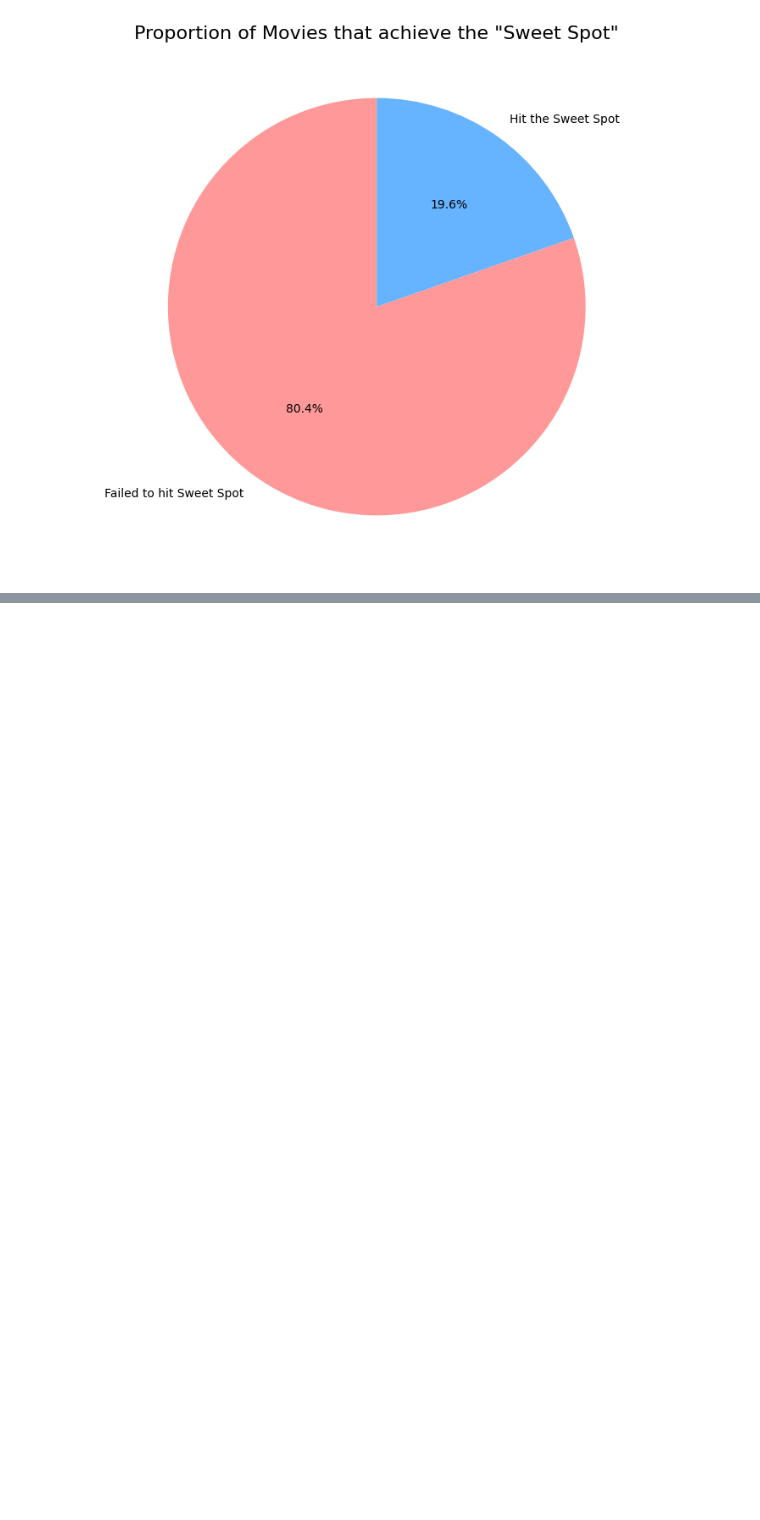
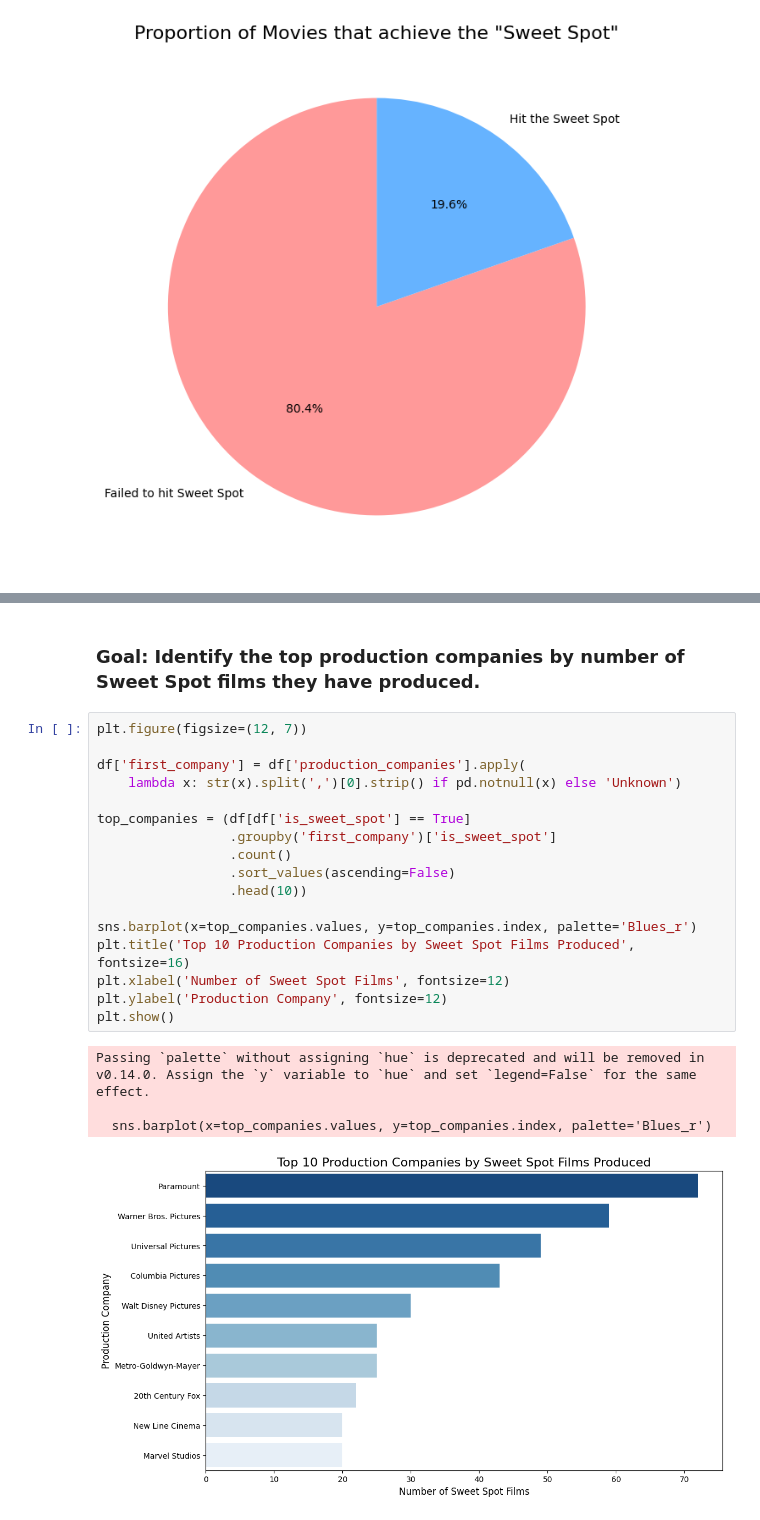
Before and after one commit to anish1206/dv-cp, a Jupyter notebook: eda_visualization.ipynb, the cells around one changed output, grey strips where cells are left out. Cells and saved outputs as stored; diff of their text form; blank space fills up the shorter version.

```diff
--- a/eda_visualization.ipynb
+++ b/eda_visualization.ipynb
@@ -257,0 +215,24 @@ This shows just how hard it is to make a movie that audiences love **and** that
+# %% [markdown]
+### Goal: Identify the top production companies by number of Sweet Spot films they have produced.
+# %%
+plt.figure(figsize=(12, 7))
+
+df['first_company'] = df['production_companies'].apply(
+    lambda x: str(x).split(',')[0].strip() if pd.notnull(x) else 'Unknown')
+
+top_companies = (df[df['is_sweet_spot'] == True]
+                 .groupby('first_company')['is_sweet_spot']
+                 .count()
+                 .sort_values(ascending=False)
+                 .head(10))
+
+sns.barplot(x=top_companies.values, y=top_companies.index, palette='Blues_r')
+plt.title('Top 10 Production Companies by Sweet Spot Films Produced', fontsize=16)
+plt.xlabel('Number of Sweet Spot Films', fontsize=12)
+plt.ylabel('Production Company', fontsize=12)
+plt.show()
+# %% [output]
+Passing `palette` without assigning `hue` is deprecated and will be removed in v0.14.0. Assign the `y` variable to `hue` and set `legend=False` for the same effect.
+
+  sns.barplot(x=top_companies.values, y=top_companies.index, palette='Blues_r')
+[figure, added]
```
Also changed, not shown: parts of 20 cells of this notebook.
